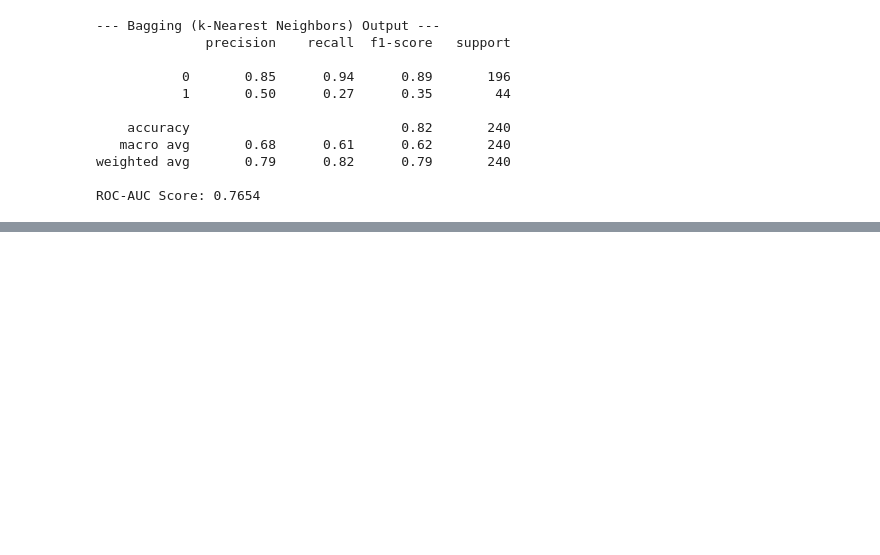
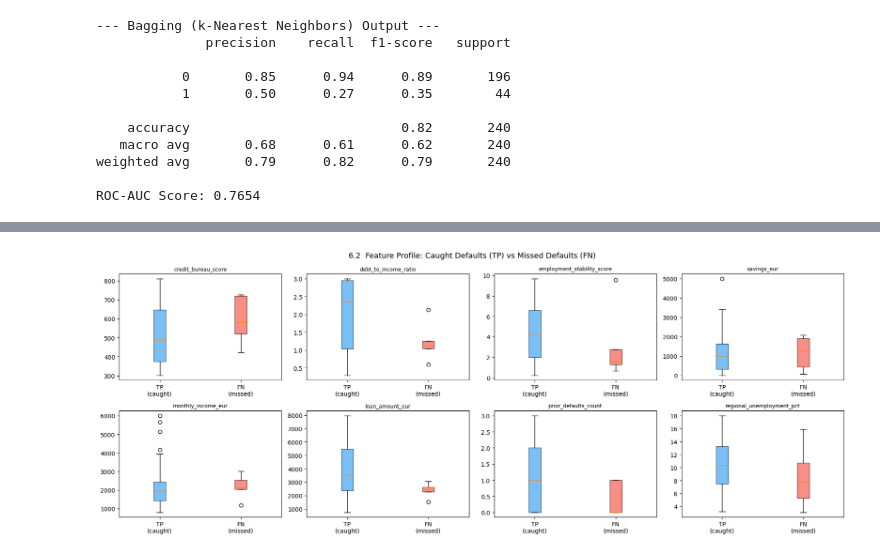
Before and after one commit to Than0316/ClearCredit, a Jupyter notebook: ML_final_project_B.ipynb, the cells around one changed output, grey strips where cells are left out. Saved outputs shown, nothing was run; the diff lists cells and outputs as text; code cells hidden in the pictures; blank space fills up the shorter version.

```diff
--- a/ML_final_project_B.ipynb
+++ b/ML_final_project_B.ipynb
@@ -909,0 +964,27 @@ Current evaluation requires operational constraints (capacity or precision floor
+# %%
+key_features = ['credit_bureau_score', 'debt_to_income_ratio',
+                'employment_stability_score', 'savings_eur',
+                'monthly_income_eur', 'loan_amount_eur',
+                'prior_defaults_count', 'regional_unemployment_pct']
+
+def feature_boxplot(mask, groups, labels, colors, title):
+    subset = X_val_r[mask].copy().reset_index(drop=True)
+    subset['group'] = outcome[mask]
+    fig, axes = plt.subplots(2, 4, figsize=(18, 7))
+    axes = axes.flatten()
+    for ax, feat in zip(axes, key_features):
+        data = [subset[subset['group'] == g][feat].values for g in groups]
+        bp = ax.boxplot(data, patch_artist=True, tick_labels=labels)
+        for patch, c in zip(bp['boxes'], colors):
+            patch.set_facecolor(c); patch.set_alpha(0.6)
+        ax.set_title(feat, fontsize=9)
+    plt.suptitle(title, fontsize=13)
+    plt.tight_layout()
+    plt.show()
+
+feature_boxplot(y_val_r.values == 1,
+                ['TP', 'FN'], ['TP\n(caught)', 'FN\n(missed)'],
+                ['#2196F3', '#F44336'],
+                '6.2  Feature Profile: Caught Defaults (TP) vs Missed Defaults (FN)')
+# %% [output]
+[figure, added]
```
Also changed, not shown: parts of 19 cells of this notebook.
